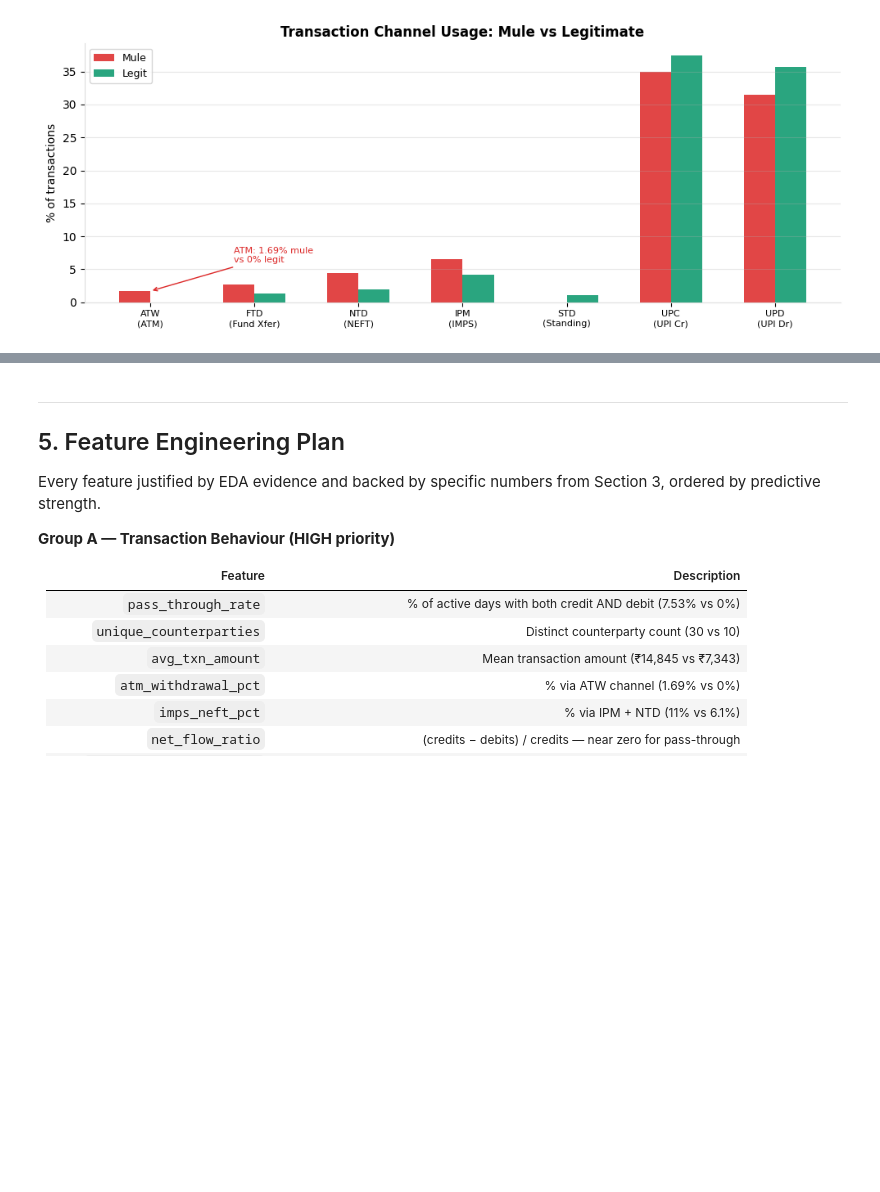
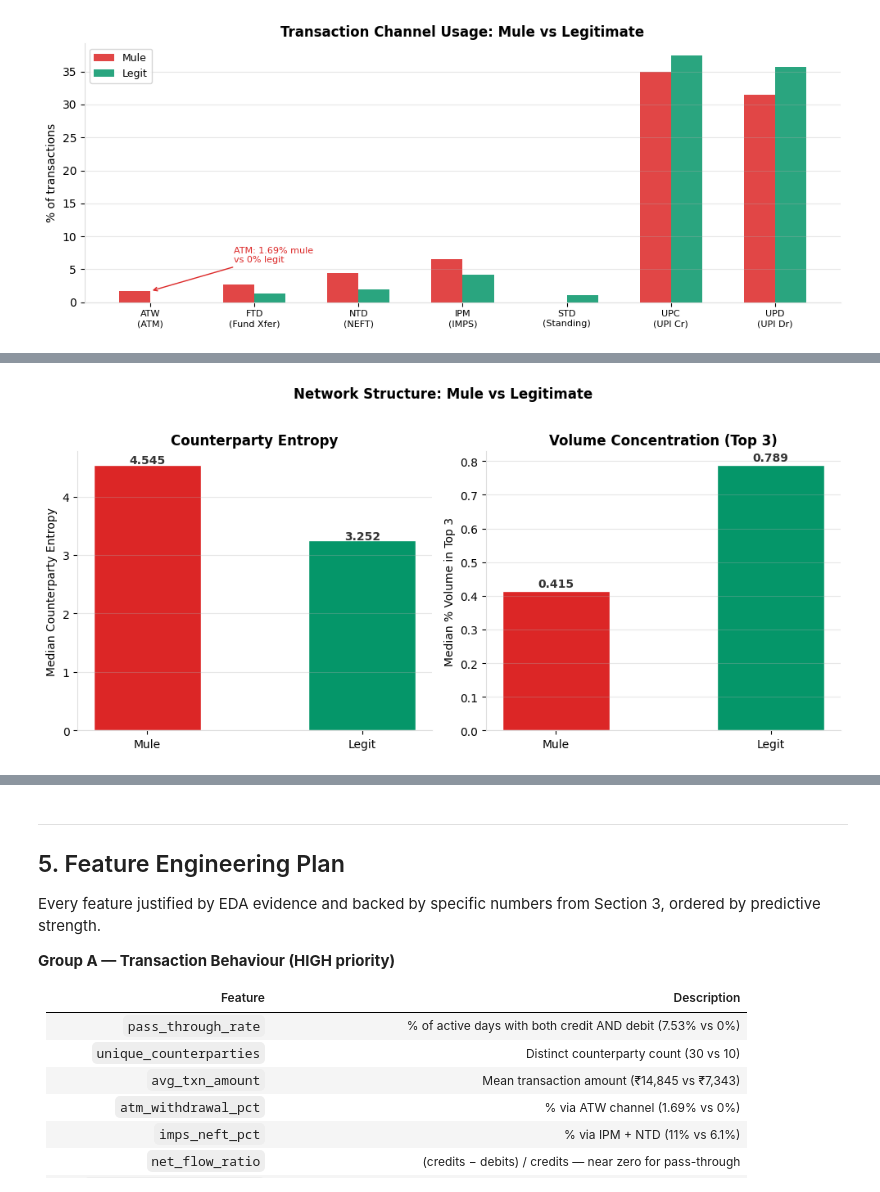
Before and after one commit to Vedansh-Mittal/IITD, a Jupyter notebook: eda_report_clean.ipynb, the cells around one changed output, grey strips where cells are left out. Saved outputs shown, nothing was run; the diff lists cells and outputs as text; code cells hidden in the pictures; blank space fills up the shorter version.

```diff
--- a/eda_report_clean.ipynb
+++ b/eda_report_clean.ipynb
@@ -231,0 +311,45 @@ plt.tight_layout(); plt.show()
+# %%
+import matplotlib.pyplot as plt
+import numpy as np
+
+MULE = '#dc2626'; LEGIT = '#059669'
+
+mule_mask = train['is_mule'] == 1
+legit_mask = train['is_mule'] == 0
+
+med_entropy_m = float(train.loc[mule_mask, 'counterparty_entropy'].median())
+med_entropy_l = float(train.loc[legit_mask, 'counterparty_entropy'].median())
+med_top3_m = float(train.loc[mule_mask, 'pct_volume_top3'].median())
+med_top3_l = float(train.loc[legit_mask, 'pct_volume_top3'].median())
+
+fig, (ax1, ax2) = plt.subplots(1, 2, figsize=(10, 4.5))
+fig.suptitle('Network Structure: Mule vs Legitimate',
+             fontsize=12, fontweight='bold', y=1.02)
+
+# Left panel — counterparty_entropy
+bars1 = ax1.bar(['Mule', 'Legit'], [med_entropy_m, med_entropy_l],
+               color=[MULE, LEGIT], width=0.5, edgecolor='white')
+for b in bars1:
+    ax1.text(b.get_x() + b.get_width()/2, b.get_height() + 0.02,
+             f'{b.get_height():.3f}', ha='center', fontsize=10,
+             fontweight='bold', color='#333')
+ax1.set_ylabel('Median Counterparty Entropy')
+ax1.set_title('Counterparty Entropy', fontweight='bold')
+ax1.grid(axis='y', alpha=0.3)
+ax1.spines[['top', 'right']].set_visible(False)
+
+# Right panel — pct_volume_top3
+bars2 = ax2.bar(['Mule', 'Legit'], [med_top3_m, med_top3_l],
+               color=[MULE, LEGIT], width=0.5, edgecolor='white')
+for b in bars2:
+    ax2.text(b.get_x() + b.get_width()/2, b.get_height() + 0.01,
+             f'{b.get_height():.3f}', ha='center', fontsize=10,
+             fontweight='bold', color='#333')
+ax2.set_ylabel('Median % Volume in Top 3')
+ax2.set_title('Volume Concentration (Top 3)', fontweight='bold')
+ax2.grid(axis='y', alpha=0.3)
+ax2.spines[['top', 'right']].set_visible(False)
+
+plt.tight_layout(); plt.show()
+# %% [output]
+[figure, added]
```
Also changed, not shown: parts of 13 cells of this notebook, 3 other files.
